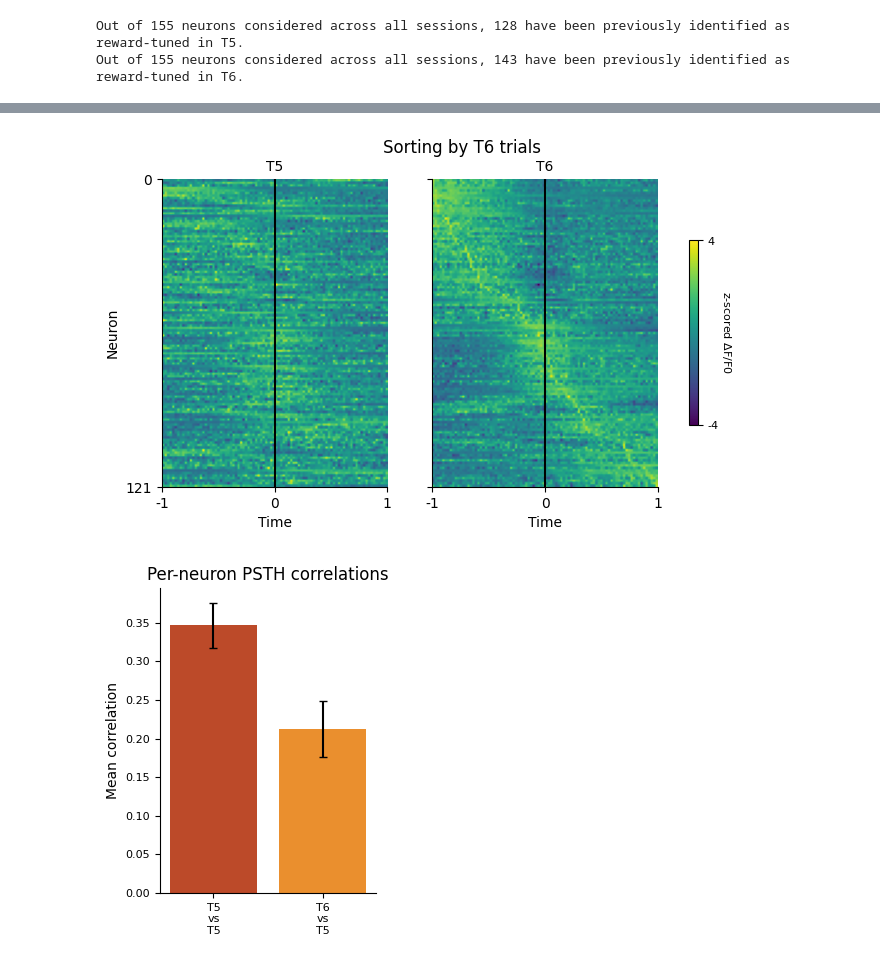
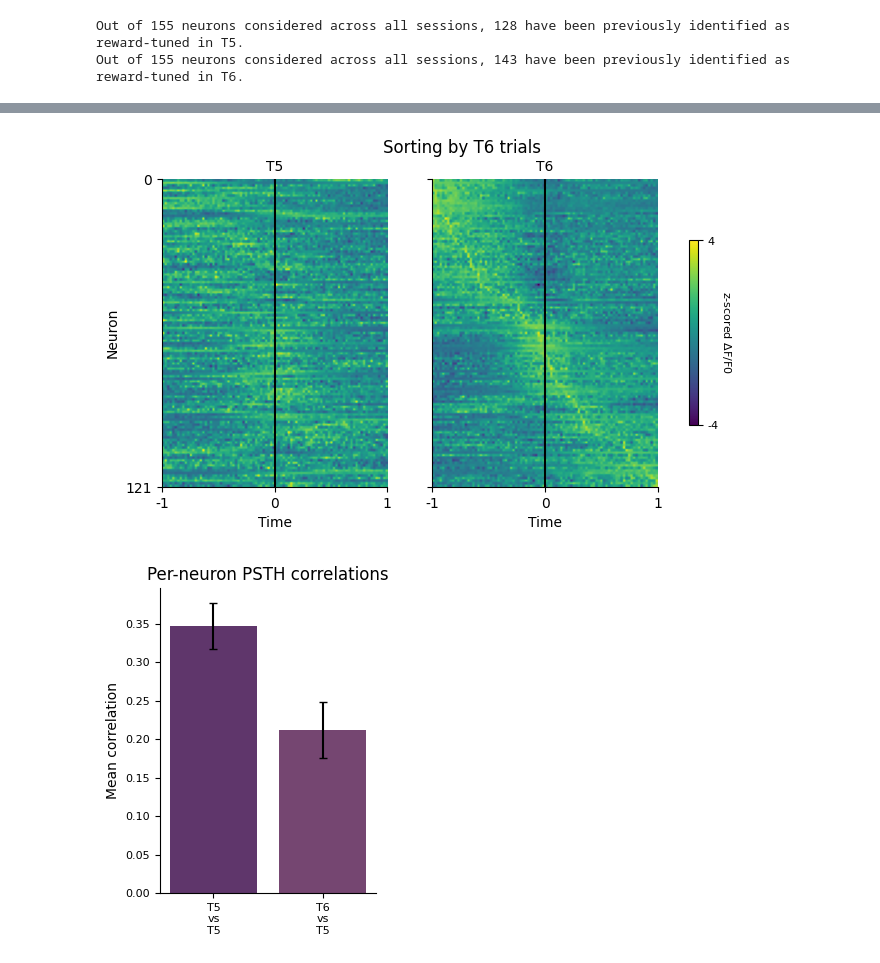
Before and after one commit to AthinaApostolelli/VR_ABCD, a Jupyter notebook: Explore_neural_data_sessions.ipynb, the cells around one changed output, grey strips where cells are left out. Saved outputs shown, nothing was run; the diff lists cells and outputs as text; code cells hidden in the pictures.

```diff
--- a/Explore_neural_data_sessions.ipynb
+++ b/Explore_neural_data_sessions.ipynb
@@ -35,14 +35,14 @@ tm_palette = tm_palette[::-1]
 color_scheme = wesanderson.film_palette('Darjeeling Limited',palette=0)
 custom_cycler = cycler(color=color_scheme)
 
-hfs_palette = np.array(palettes.met_brew('Archambault',n=8, brew_type="continuous"))
+hfs_palette = np.array(palettes.met_brew('Archambault',n=20, brew_type="continuous"))
 # %%
 # Load tracked and aligned ROIs
 sessions_to_align = ['ses-011_date-20250315_protocol-t5', 'ses-012_date-20250318_protocol-t6']
 num_sessions = len(sessions_to_align)
 protocol_nums = [int(re.search(r'protocol-t(\d+)', s).group(1)) for s in sessions_to_align]
 
-basepath = Path('/media/mrsic_flogel/public/projects/AtApSuKuSaRe_20250129_HFScohort2')
+basepath = Path('/Volumes/mrsic_flogel/public/projects/AtApSuKuSaRe_20250129_HFScohort2')
 animal = 'TAA0000066'
 func_img_path = 'funcimg/Session'
 tracking_path = basepath / animal / '_'.join(f't{n}' for n in protocol_nums)
@@ -175,8 +175,8 @@ for s in range(num_sessions):
     average_psths[s] = results_rewards[s]['average_reward_psth'][neuron_idx]
     psths[s] = results_rewards[s]['reward_psth'][neuron_idx]
 
-plot_condition_psth_map(average_psths, conditions, zscoring=True, time_around=1, funcimg_frame_rate=45, save_plot=True, savepath=savepath, savedir='RewardPSTH_RewardTunedNeurons')
+plot_condition_psth_map(average_psths, conditions, zscoring=True, time_around=1, funcimg_frame_rate=45, save_plot=False, savepath=savepath, savedir='RewardPSTH_RewardTunedNeurons')
 
 corrs = get_map_correlation(neurons, psths, average_psths, conditions, zscoring=True, reference=0, color_scheme=hfs_palette[np.array(protocol_nums)], \
-                            save_plot=True, savepath=savepath, savedir='RewardPSTH_RewardTunedNeurons', filename='FiringMap_correlation')
+                            save_plot=False, savepath=savepath, savedir='RewardPSTH_RewardTunedNeurons', filename='FiringMap_correlation')
 # %% [output]
@@ -184,5 +184,5 @@ corrs = get_map_correlation(neurons, psths, average_psths, conditions, zscoring=
-[figure, old version]
+[figure, new version]
-[figure, old version]
+[figure, new version]
 # %%
 ABCD_goals = [1,2,3,4]
 psths = [{} for _ in range(num_sessions)]
```
Also changed, not shown: parts of 2 cells of this notebook, 2 other files.
